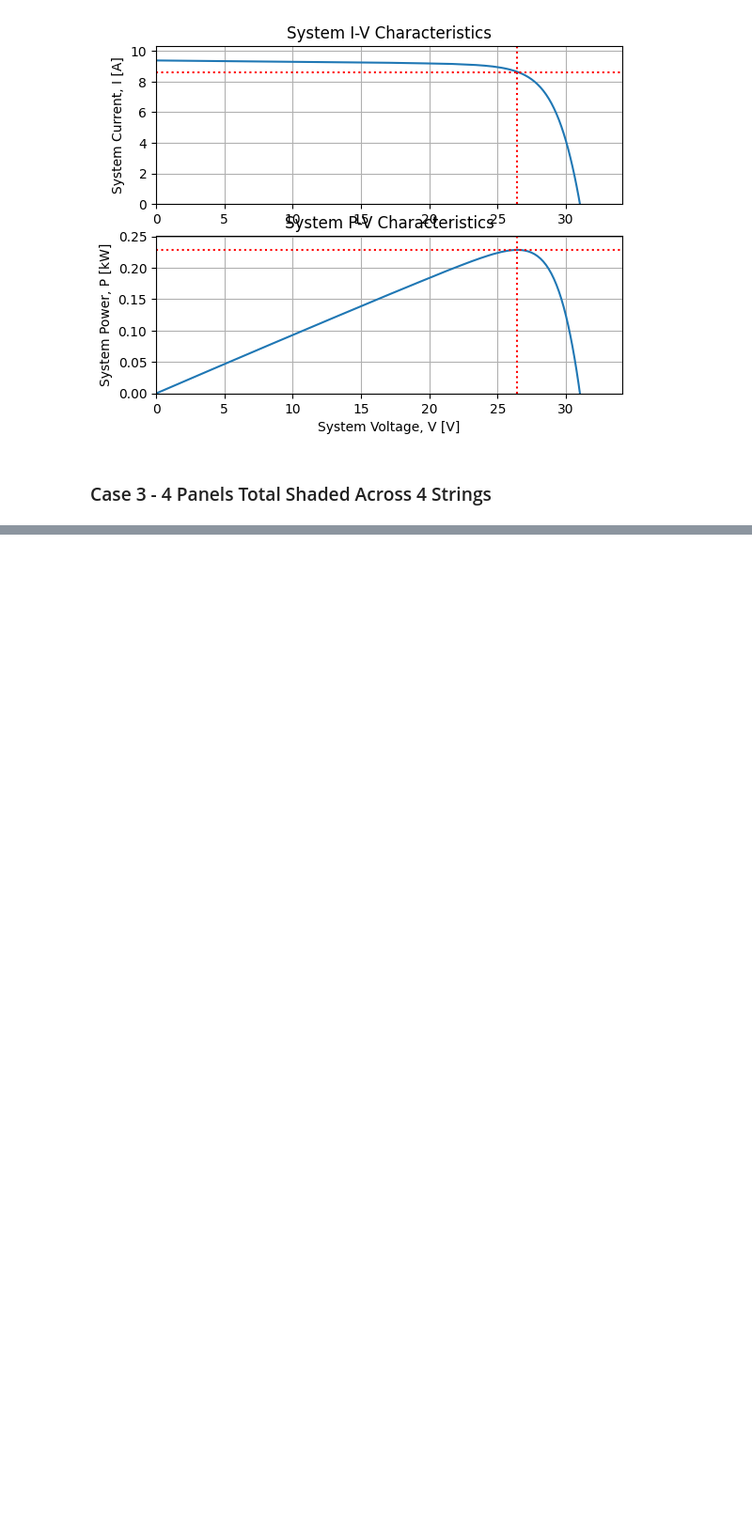
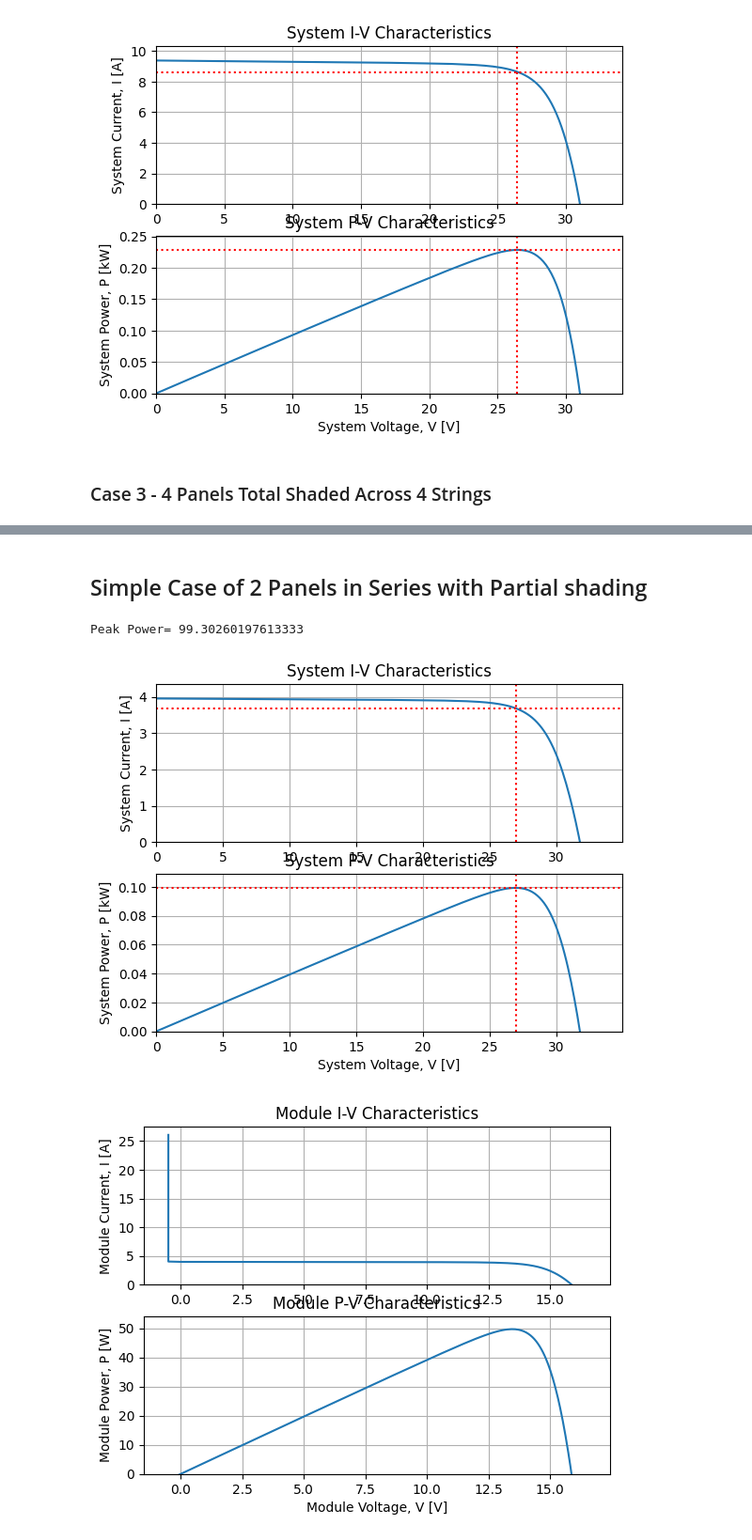
Before and after one commit to natecostello/pv-partial-shading, a Jupyter notebook: pvmismatch.ipynb, the cells around one changed output, grey strips where cells are left out. Shown at 94% size. Saved outputs shown, nothing was run; the diff lists cells and outputs as text; code cells hidden in the pictures; blank space fills up the shorter version.

```diff
--- a/pvmismatch.ipynb
+++ b/pvmismatch.ipynb
@@ -195,0 +196,14 @@ Derate= 0.11287749190772454
+# %% [markdown]
+## Simple Case of 2 Panels in Series with Partial shading
+# %%
+pvsys = pvmismatch.pvsystem.PVsystem(numberStrs=1, pvmods=[pvm,pvm])
+pvsys.setSuns(roof_suns)
+f = pvsys.plotSys()
+f = pvm.setSuns(roof_suns)
+f = pvm.plotMod()
+print("Peak Power=", pvsys.Pmp)
+perfect_sun_Pmp = pvsys.Pmp
+# %% [output]
+Peak Power= 99.30260197613333
+[figure, added]
+[figure, added]
```
Also changed, not shown: parts of 5 cells of this notebook.
